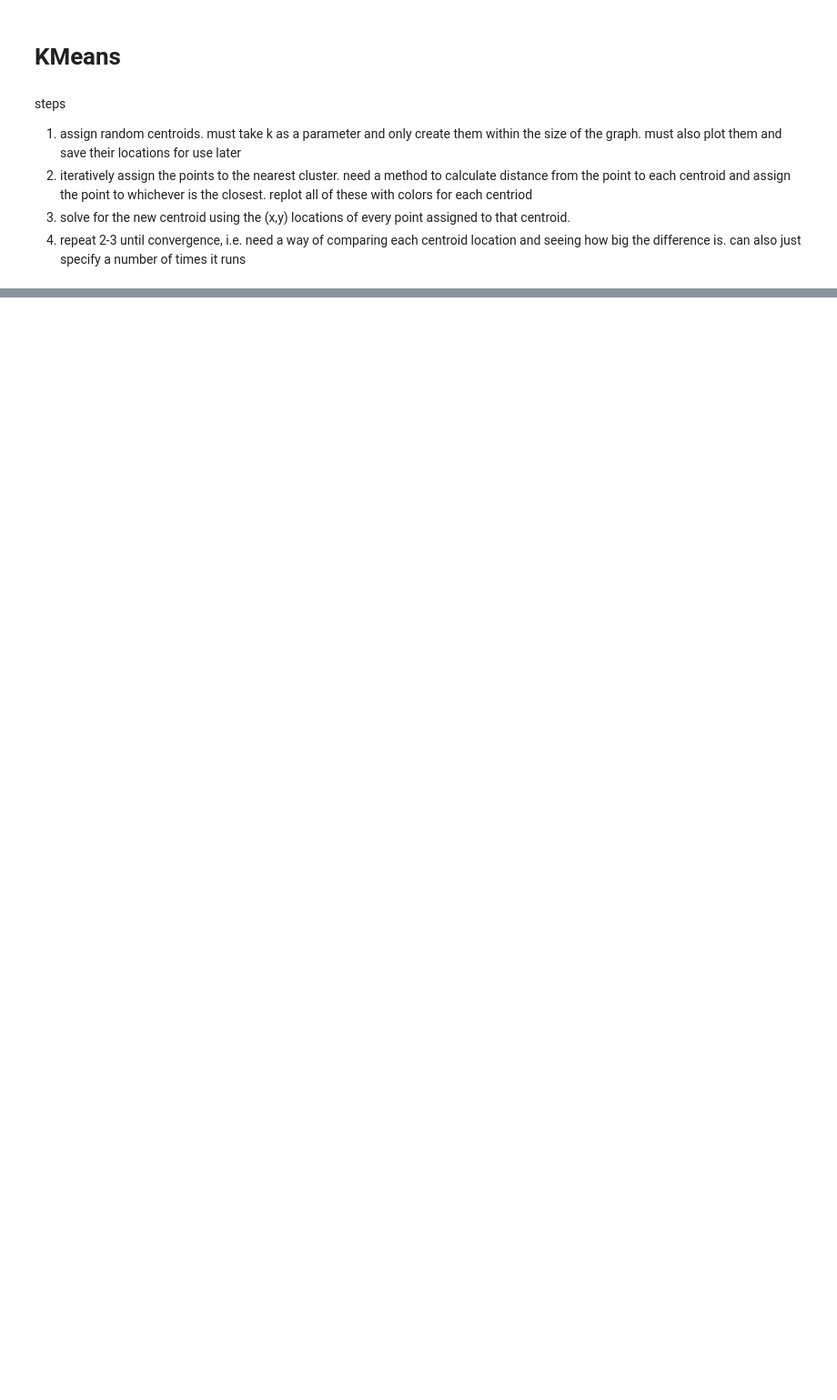
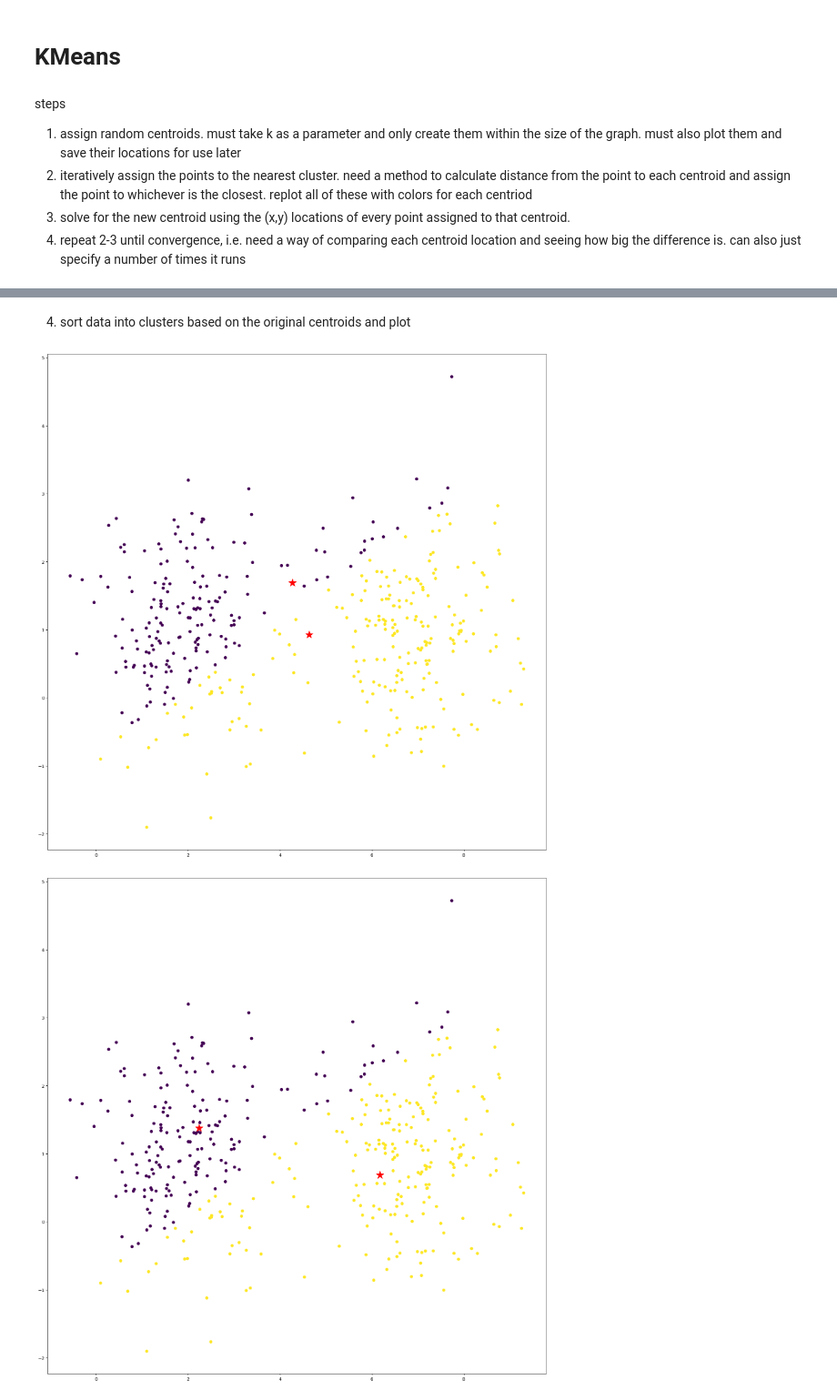
Before and after one commit to rballentine25/learning-python, a Jupyter notebook: 02UnsupLearning/KMeans.ipynb, the cells around one changed output, grey strips where cells are left out. Shown at 91% size. Drawn from its saved outputs; the diff is of its cells as text; code cells hidden in the pictures; blank space fills up the shorter version.

```diff
--- a/02UnsupLearning/KMeans.ipynb
+++ b/02UnsupLearning/KMeans.ipynb
@@ -118,0 +121,16 @@ plotCentroids(r1Centroids)
+# %% [markdown]
+4. sort data into clusters based on the original centroids and plot
+# %%
+# first cycle:
+# sort clusters and plot with original centroids
+r1Clusters = sortClusters(data, centroids)
+createPlot(data, r1Clusters, centroids)
+
+# calculate new centroids
+r1Centroids = reassignCentroids(data, r1Clusters, k)
+
+# plot with clusters and new centroids!
+createPlot(data, r1Clusters, r1Centroids)
+# %% [output]
+[figure, added]
+[figure, added]
```
Also changed, not shown: parts of 10 cells of this notebook, 1 other file.
